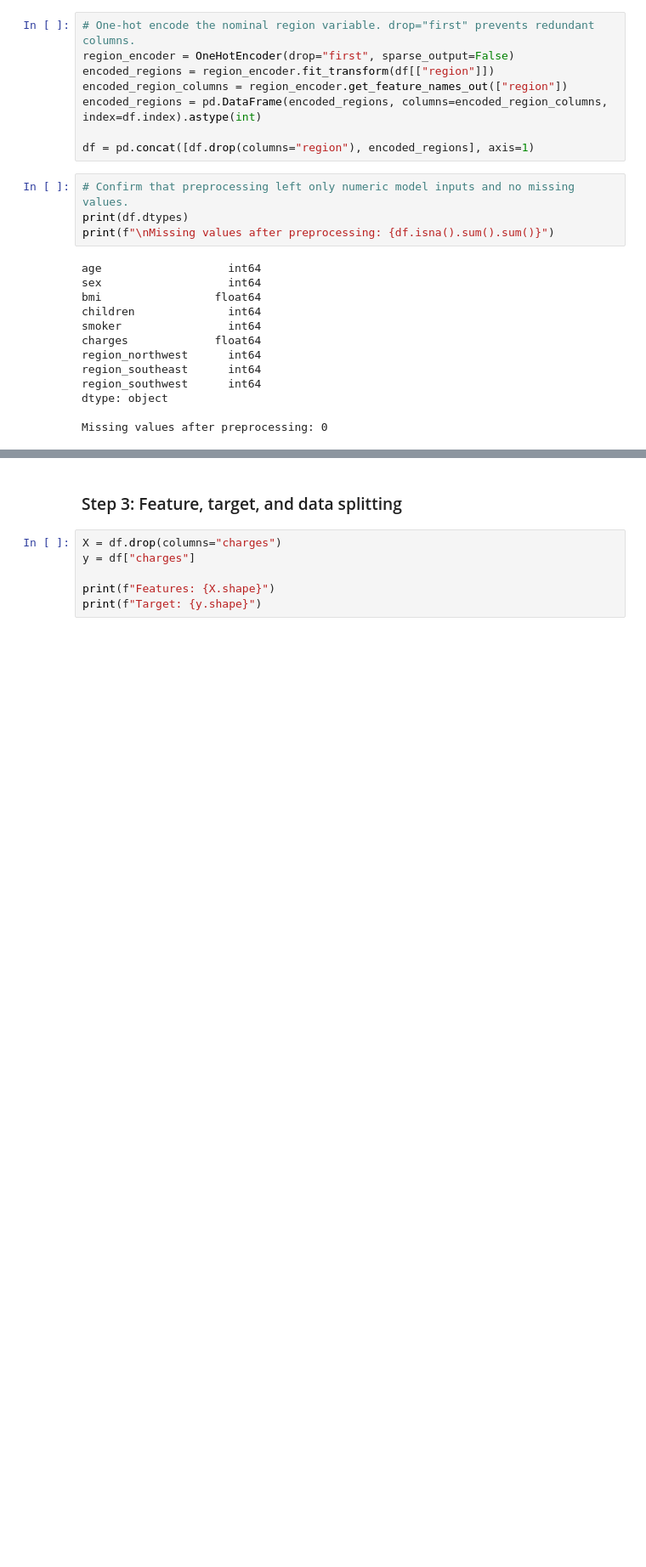
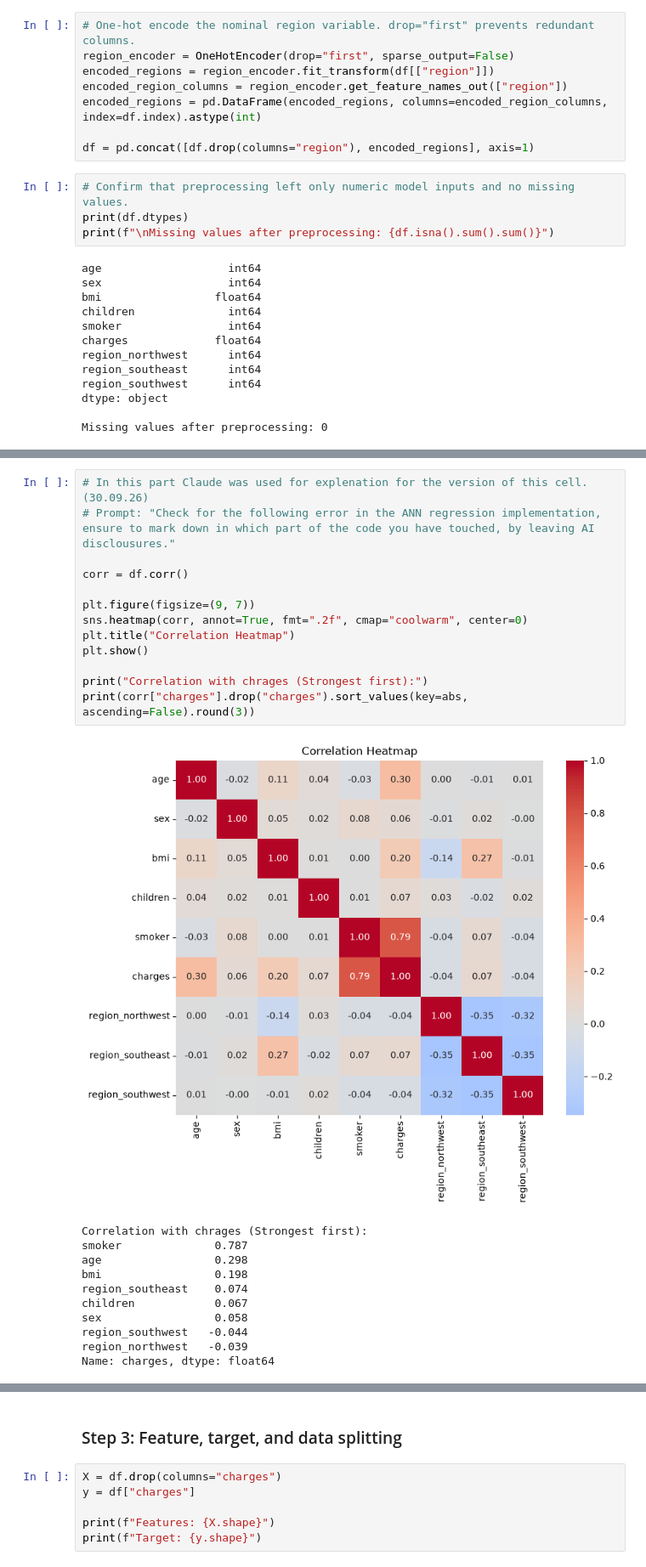
Before and after one commit to VexWingDev/DeepLearning_Regressions_UAS, a Jupyter notebook: insurance_ann_regression.ipynb, the cells around one changed output, grey strips where cells are left out. Shown at 85% size. Drawn from its saved outputs; the diff is of its cells as text; blank space fills up the shorter version.

```diff
--- a/insurance_ann_regression.ipynb
+++ b/insurance_ann_regression.ipynb
@@ -214,0 +218,25 @@ df.head()
+# %%
+# In this part Claude was used for explenation for the version of this cell. (30.09.26)
+# Prompt: "Check for the following error in the ANN regression implementation, ensure to mark down in which part of the code you have touched, by leaving AI disclousures."
+
+corr = df.corr()
+
+plt.figure(figsize=(9, 7))
+sns.heatmap(corr, annot=True, fmt=".2f", cmap="coolwarm", center=0)
+plt.title("Correlation Heatmap")
+plt.show()
+
+print("Correlation with chrages (Strongest first):")
+print(corr["charges"].drop("charges").sort_values(key=abs, ascending=False).round(3))
+# %% [output]
+[figure, added]
+Correlation with chrages (Strongest first):
+smoker              0.787
+age                 0.298
+bmi                 0.198
+region_southeast    0.074
+children            0.067
+sex                 0.058
+region_southwest   -0.044
+region_northwest   -0.039
+Name: charges, dtype: float64
```
Also changed, not shown: parts of 25 cells of this notebook, 1 other file.
